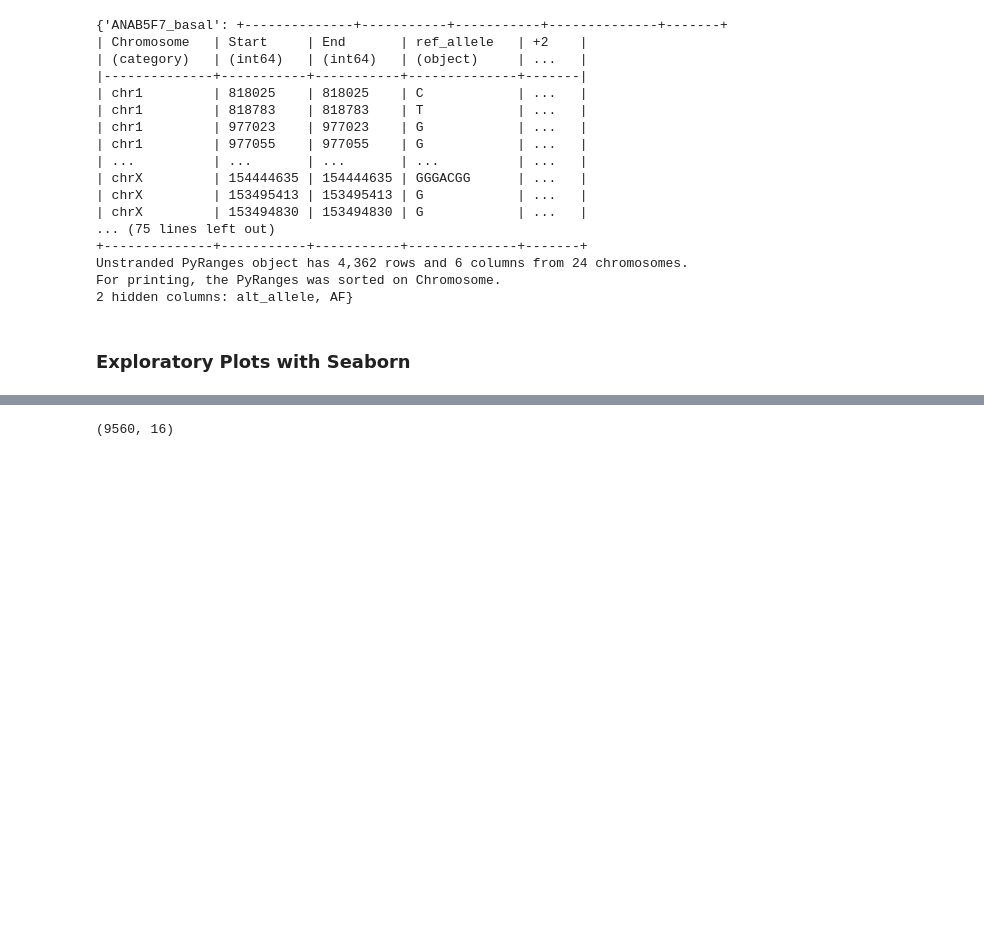
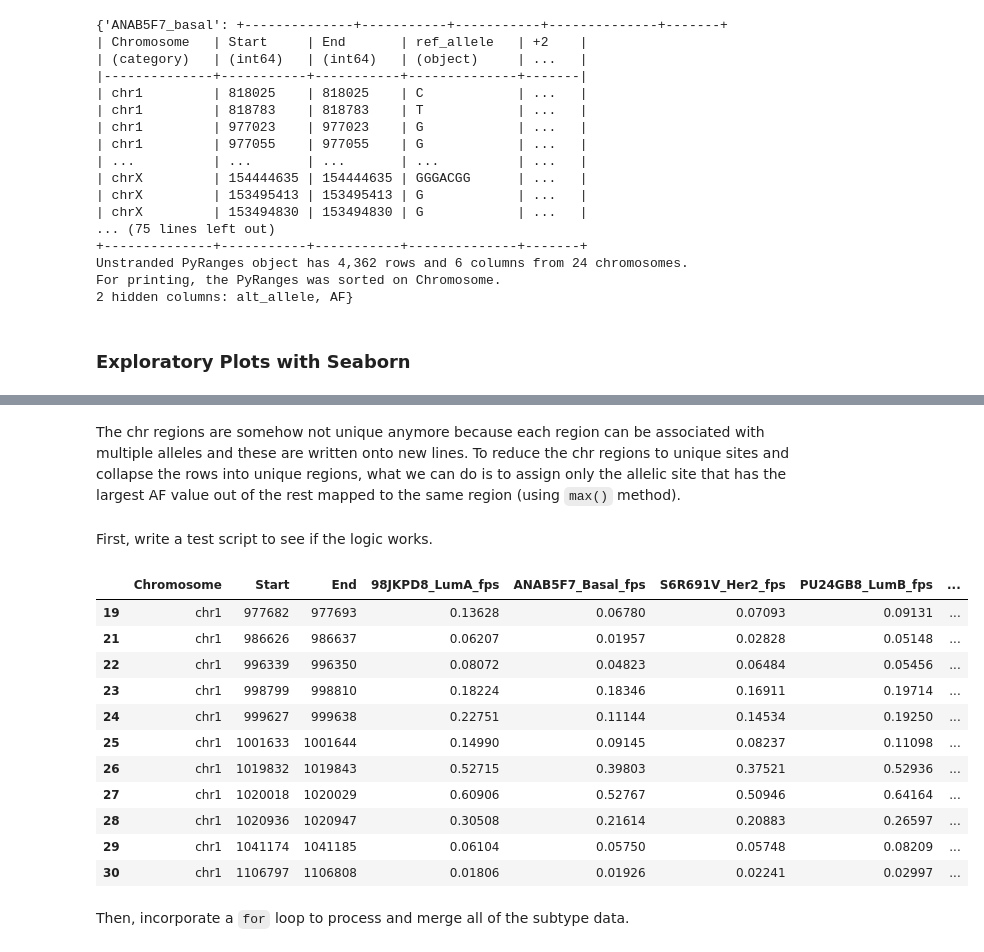
Before and after one commit to sufyazi/variant-calling-analysis, a Jupyter notebook: polars_processing/variant-freq-analysis.ipynb, the cells around one changed output, grey strips where cells are left out. Drawn from its saved outputs; the diff is of its cells as text; code cells hidden in the pictures; blank space fills up the shorter version.

```diff
--- a/polars_processing/variant-freq-analysis.ipynb
+++ b/polars_processing/variant-freq-analysis.ipynb
@@ -167,3 +178,7 @@ overlap.df.to_csv("TFDP1_M08108_2.00_fpscore-af-varsites-combined-matrix.tsv", s
+# %% [markdown]
+The chr regions are somehow not unique anymore because each region can be associated with multiple alleles and these are written onto new lines. To reduce the chr regions to unique sites and collapse the rows into unique regions, what we can do is to assign only the allelic site that has the largest AF value out of the rest mapped to the same region (using `max()` method).
+# %% [markdown]
+First, write a test script to see if the logic works.
 # %%
 test_overlap = gr_fpscore.join(grs['ANAB5F7_basal'], how='left', suffix="_ANAB5F7_basal_varsite_pos", preserve_order = True)
 
@@ -177,33 +192,46 @@ filtered_df = test_overlap.df.loc[test_overlap.df.groupby('Cluster')['AF'].idxma
 filtered_df = filtered_df.rename(columns={"Start_ANAB5F7_basal_varsite_pos": "ANAB5F7_basal_varsite_pos", "ref_allele": "ANAB5F7_basal_ref_allele", "alt_allele": "ANAB5F7_basal_alt_allele", "AF": "ANAB5F7_basal_AF"})
 # replace all the -1 values in column 'Start_varsites', 'ref_allele' and 'alt_allele', and AF with 0
 # Define a dictionary mapping column names to values to replace
 replace_dict = {"ANAB5F7_basal_varsite_pos": {-1: None}, "ANAB5F7_basal_ref_allele": {str(-1): None}, "ANAB5F7_basal_alt_allele": {str(-1): None}, "ANAB5F7_basal_AF": {-1: 0}}
 filtered_df = filtered_df.replace(replace_dict)
 # drop cluster column
 filtered_df = filtered_df.drop(columns=["Cluster"])
 
 filtered_gr = pr.PyRanges(filtered_df)
 
 test_overlap = filtered_gr.join(grs['2GAMBDQ_norm'], how='left', suffix="_2GAMBDQ_norm_varsite_pos", preserve_order = True)
 # drop END column
 test_overlap = test_overlap.drop(["End_2GAMBDQ_norm_varsite_pos"])
 # cluster the pyRanges object by genomic range
 test_overlap = test_overlap.cluster(slack=-1)
 # filter the pandas df representation of the pyRanges object by the AF column max value for each cluster/group
 filtered_df = test_overlap.df.loc[test_overlap.df.groupby('Cluster')['AF'].idxmax()]
 # then rename the columns
 filtered_df = filtered_df.rename(columns={"Start_2GAMBDQ_norm_varsite_pos": "2GAMBDQ_norm_varsite_pos", "ref_allele": "2GAMBDQ_norm_ref_allele", "alt_allele": "2GAMBDQ_norm_alt_allele", "AF": "2GAMBDQ_norm_AF"})
 # replace all the -1 values in column 'Start_varsites', 'ref_allele' and 'alt_allele', and AF with 0
 # Define a dictionary mapping column names to values to replace
 replace_dict = {"2GAMBDQ_norm_varsite_pos": {-1: None}, "2GAMBDQ_norm_ref_allele": {str(-1): None}, "2GAMBDQ_norm_alt_allele": {str(-1): None}, "2GAMBDQ_norm_AF": {-1: 0}}
 filtered_df = filtered_df.replace(replace_dict)
 # drop cluster column
 filtered_df = filtered_df.drop(columns=["Cluster"])
-# filtered_df.iloc[19:30]
-filtered_df.shape
+filtered_df.iloc[19:30]
+# filtered_df.shape
 
 # # merge back the af_max series with the original dataframe
 # result_df = test_overlap.df.merge(af_max, left_on='Cluster', right_index=True, suffixes=('', '_max'))
 # result_df.head(n=30)
 # %% [output]
-(9560, 16)
+|  | Chromosome | Start | End | 98JKPD8_LumA_fps | ANAB5F7_Basal_fps | S6R691V_Her2_fps | PU24GB8_LumB_fps | ... |
+| 19 | chr1 | 977682 | 977693 | 0.13628 | 0.06780 | 0.07093 | 0.09131 | ... |
+| 21 | chr1 | 986626 | 986637 | 0.06207 | 0.01957 | 0.02828 | 0.05148 | ... |
+| 22 | chr1 | 996339 | 996350 | 0.08072 | 0.04823 | 0.06484 | 0.05456 | ... |
+| 23 | chr1 | 998799 | 998810 | 0.18224 | 0.18346 | 0.16911 | 0.19714 | ... |
+| 24 | chr1 | 999627 | 999638 | 0.22751 | 0.11144 | 0.14534 | 0.19250 | ... |
+| 25 | chr1 | 1001633 | 1001644 | 0.14990 | 0.09145 | 0.08237 | 0.11098 | ... |
+| 26 | chr1 | 1019832 | 1019843 | 0.52715 | 0.39803 | 0.37521 | 0.52936 | ... |
+| 27 | chr1 | 1020018 | 1020029 | 0.60906 | 0.52767 | 0.50946 | 0.64164 | ... |
+| 28 | chr1 | 1020936 | 1020947 | 0.30508 | 0.21614 | 0.20883 | 0.26597 | ... |
+| 29 | chr1 | 1041174 | 1041185 | 0.06104 | 0.05750 | 0.05748 | 0.08209 | ... |
+| 30 | chr1 | 1106797 | 1106808 | 0.01806 | 0.01926 | 0.02241 | 0.02997 | ... |
+# %% [markdown]
+Then, incorporate a `for` loop to process and merge all of the subtype data.
```
Also changed, not shown: parts of 3 cells of this notebook, 1 other file.
